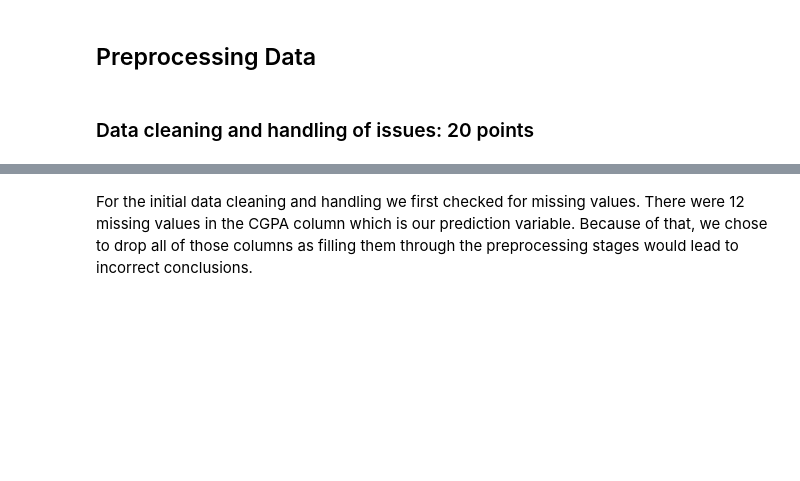
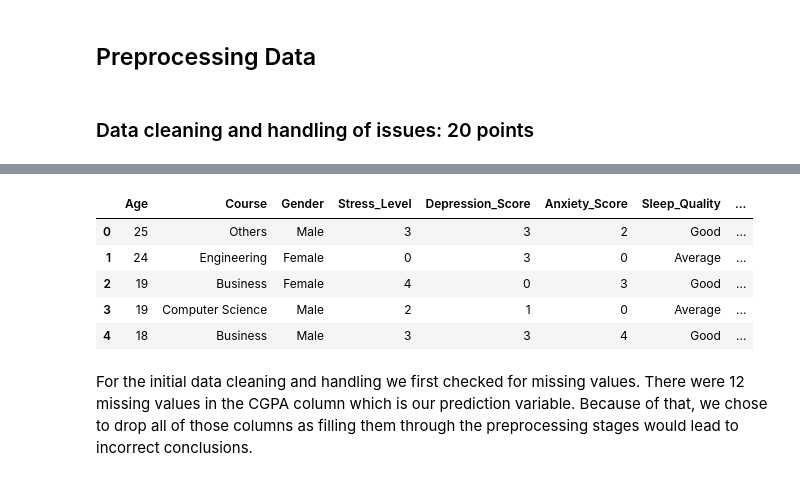
Before and after one commit to rebeccafalash/project_3_618, a Jupyter notebook: project3.ipynb, the cells around one changed output, grey strips where cells are left out. Drawn from its saved outputs; the diff is of its cells as text; code cells hidden in the pictures; blank space fills up the shorter version.

Commit message:
removing CGPA from testing_x

```diff
--- a/project3.ipynb
+++ b/project3.ipynb
@@ -79,6 +87,18 @@ Residence_Type                  0
 dtype: int64
 # %%
 df = df.dropna(subset=["CGPA"]) #remove rows with missing CGPA because its our target variable
+
+df['CGPA_bin'] = pd.cut(df['CGPA'], bins=[0, 2, 3.3, 4.0], labels=['low', 'medium', 'high'])
+df = df.drop(columns=["CGPA"]) #drop CGPA from the features dataframe
+
+df.head()
+# %% [output]
+|  | Age | Course | Gender | Stress_Level | Depression_Score | Anxiety_Score | Sleep_Quality | ... |
+| 0 | 25 | Others | Male | 3 | 3 | 2 | Good | ... |
+| 1 | 24 | Engineering | Female | 0 | 3 | 0 | Average | ... |
+| 2 | 19 | Business | Female | 4 | 0 | 3 | Good | ... |
+| 3 | 19 | Computer Science | Male | 2 | 1 | 0 | Average | ... |
+| 4 | 18 | Business | Male | 3 | 3 | 4 | Good | ... |
 # %% [markdown]
 For the initial data cleaning and handling we first checked for missing values. There were 12 missing values in the CGPA column which is our prediction variable. Because of that, we chose to drop all of those columns as filling them through the preprocessing stages would lead to incorrect conclusions.
 # %% [markdown]
```
Also changed, not shown: parts of 8 cells of this notebook.
